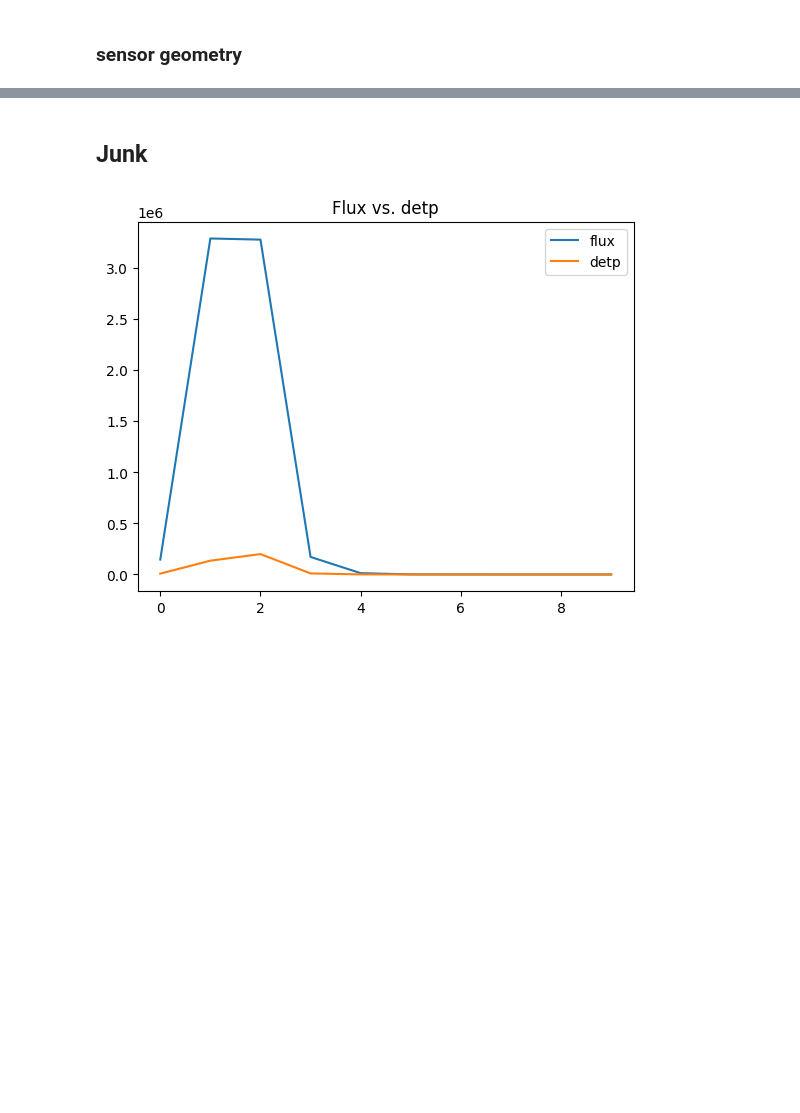
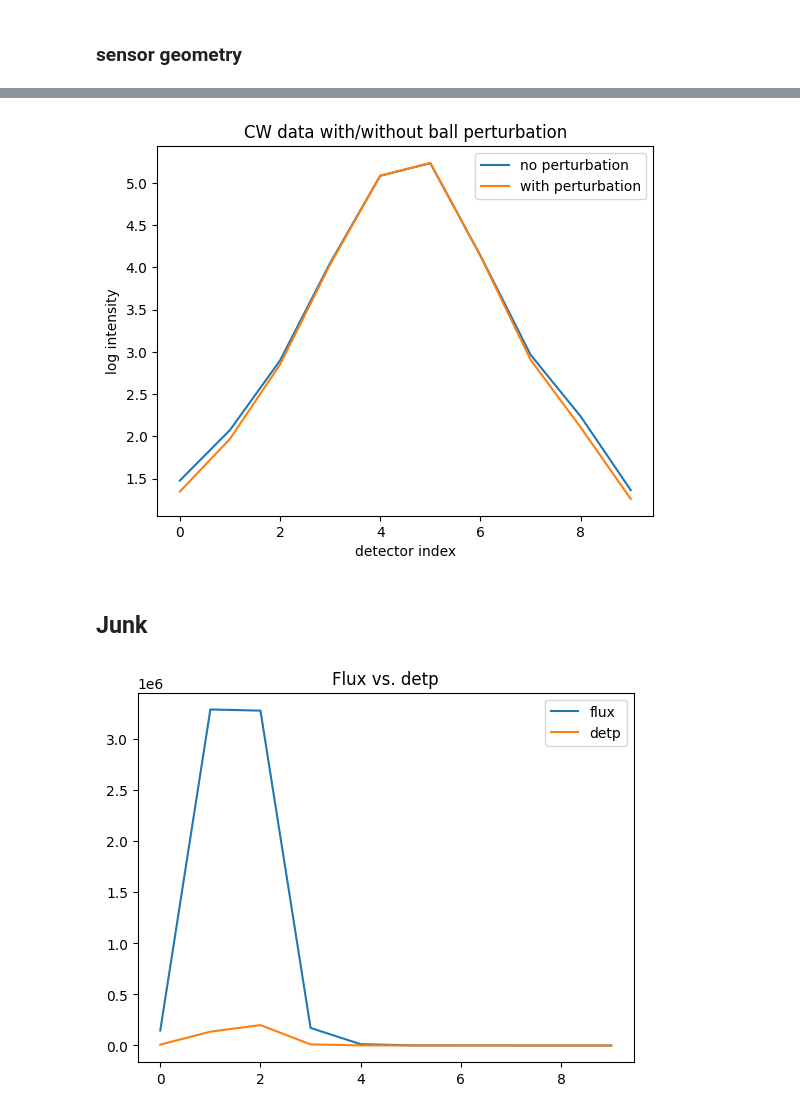
Before and after one commit to neural-imagery/tomography-experiments, a Jupyter notebook: 3d/main.ipynb, the cells around one changed output, grey strips where cells are left out. Cells and saved outputs as stored; diff of their text form; code cells hidden in the pictures; blank space fills up the shorter version.

```diff
--- a/3d/main.ipynb
+++ b/3d/main.ipynb
@@ -179,6 +211,7 @@ total simulated energy: 774160.00       absorbed: 54.21308%
 # %%
 # arrival_times_by_detector = get_arrival_times(res['detp'], optical_properties)
 
-data = get_cw_data(res, cfg)
-J = res2['flux'] # Jacobian of shape (nz, ny, nx, nt, ndetectors)
+data = get_cw_data(res_true, cfg_true)
+data_bg = get_cw_data(res_bg, cfg_bg)
+J = res_jac['flux'] # Jacobian of shape (nz, ny, nx, nt, ndetectors)
 # %%
@@ -191,3 +224,19 @@ plt.show()
+# %%
+data_bg_vals = np.array(list(data_bg.values()))
+data_vals = np.array(list(data.values()))
+
+plt.plot(np.log10(data_bg_vals), label='no perturbation')
+plt.plot(np.log10(data_vals), label='with perturbation')
+
+# plt.plot(data_bg_vals, label='no perturbation')
+# plt.plot(data_vals, label='with perturbation')
+plt.xlabel("detector index")
+plt.ylabel("log intensity")
+plt.legend()
+plt.title("CW data with/without ball perturbation")
+plt.show()
+# %% [output]
+[figure, added]
 # %% [markdown]
 ## Junk
 # %%
```
Also changed, not shown: parts of 9 cells of this notebook.
